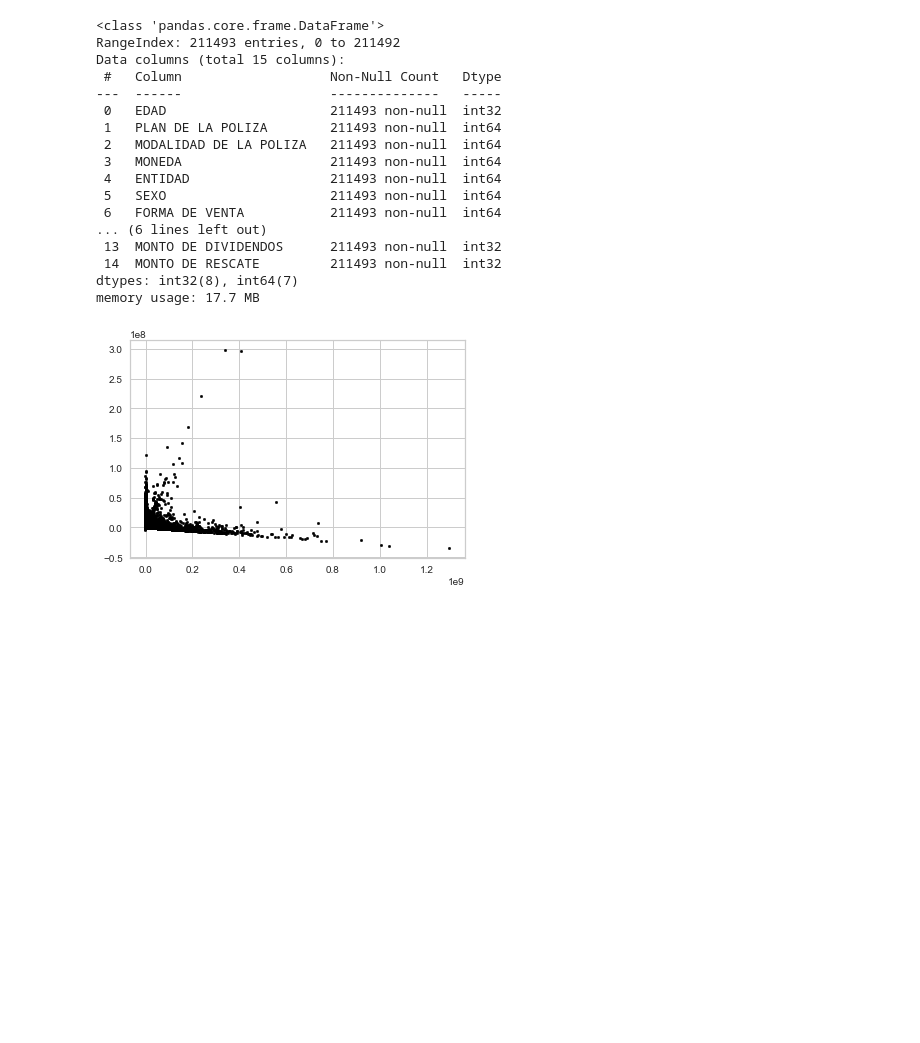
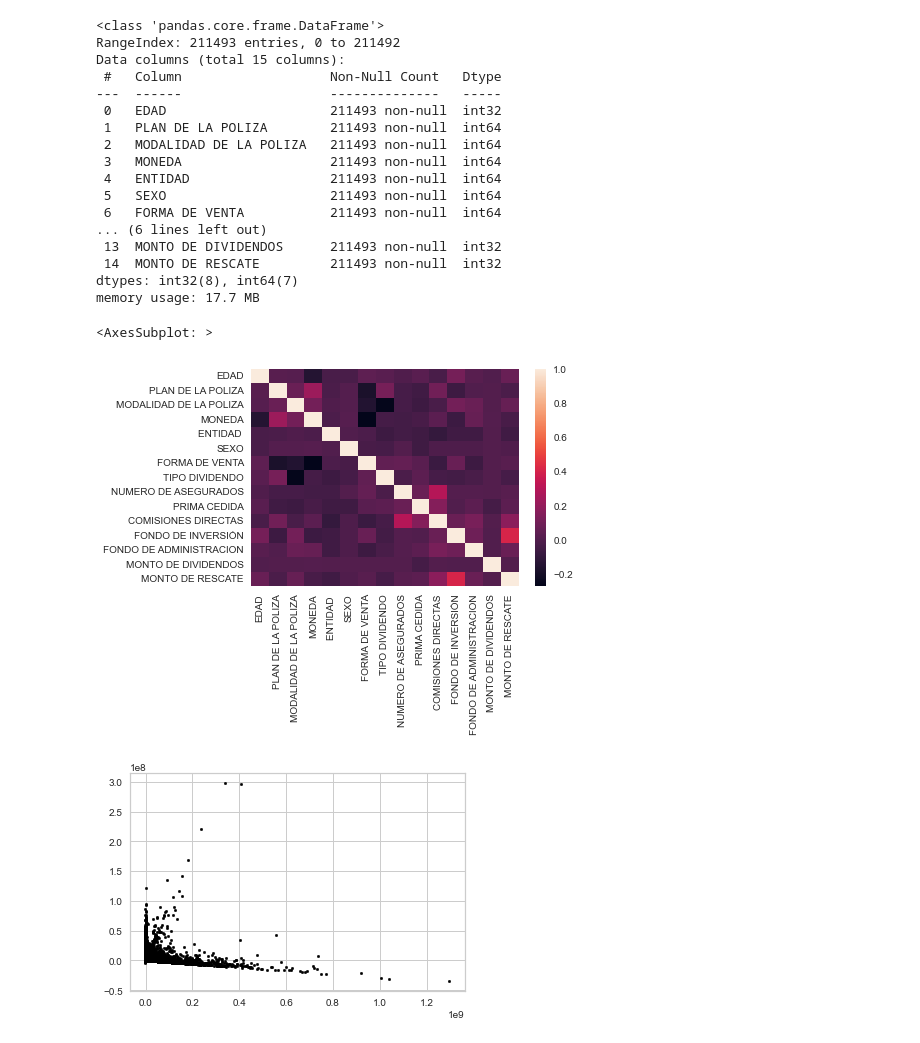
Before and after one commit to Nicocispal/Evidencia_1, a Jupyter notebook: DE_comisiones.ipynb, the cells around one changed output. Cells and saved outputs as stored; diff of their text form; code cells hidden in the pictures; blank space fills up the shorter version.

```diff
--- a/DE_comisiones.ipynb
+++ b/DE_comisiones.ipynb
@@ -103,6 +103,11 @@ Data columns (total 15 columns):
  14  MONTO DE RESCATE         211493 non-null  int32
 dtypes: int32(8), int64(7)
 memory usage: 17.7 MB
+# %%
+sns.heatmap(df.corr())
+# %% [output]
+<AxesSubplot: >
+[figure, added]
 # %%
 pca = PCA(n_components = 2)
 Xshort = pca.fit_transform(df)
```
Also changed, not shown: parts of 1 cell of this notebook, 1 other file.
